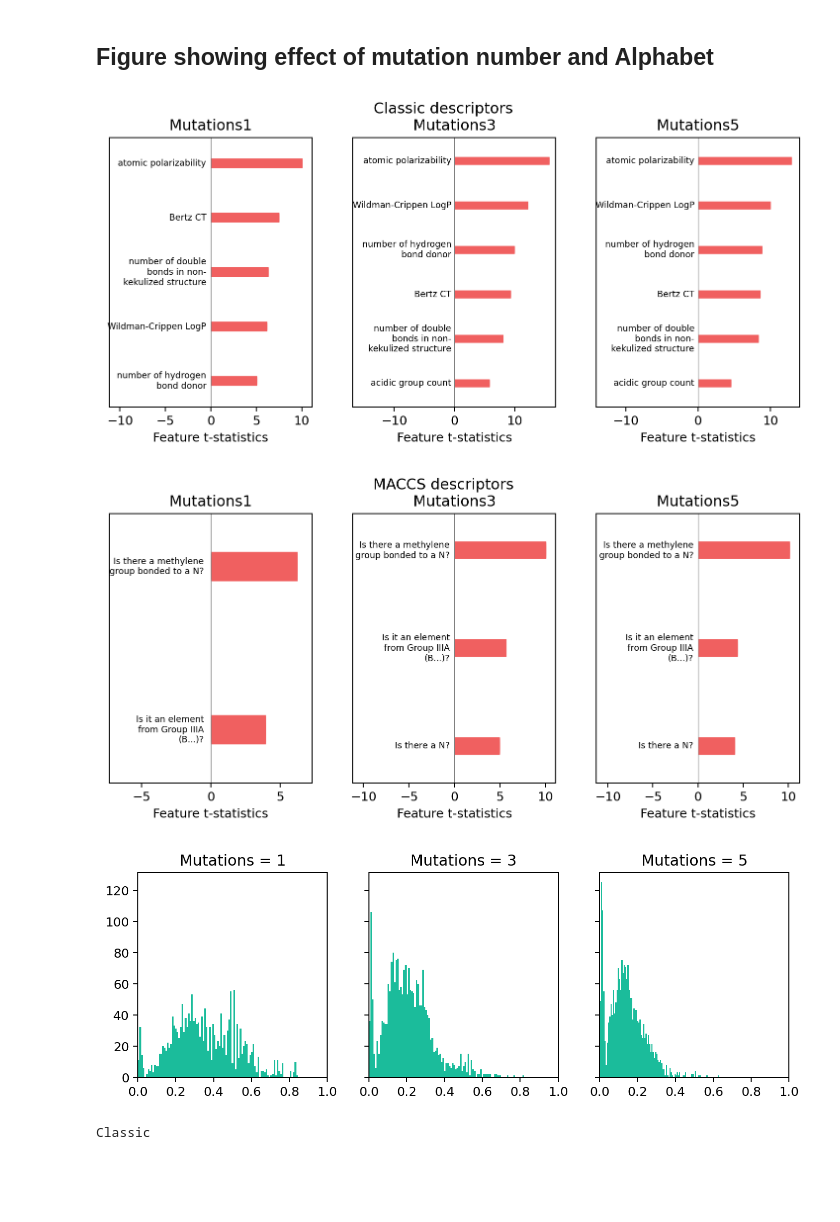
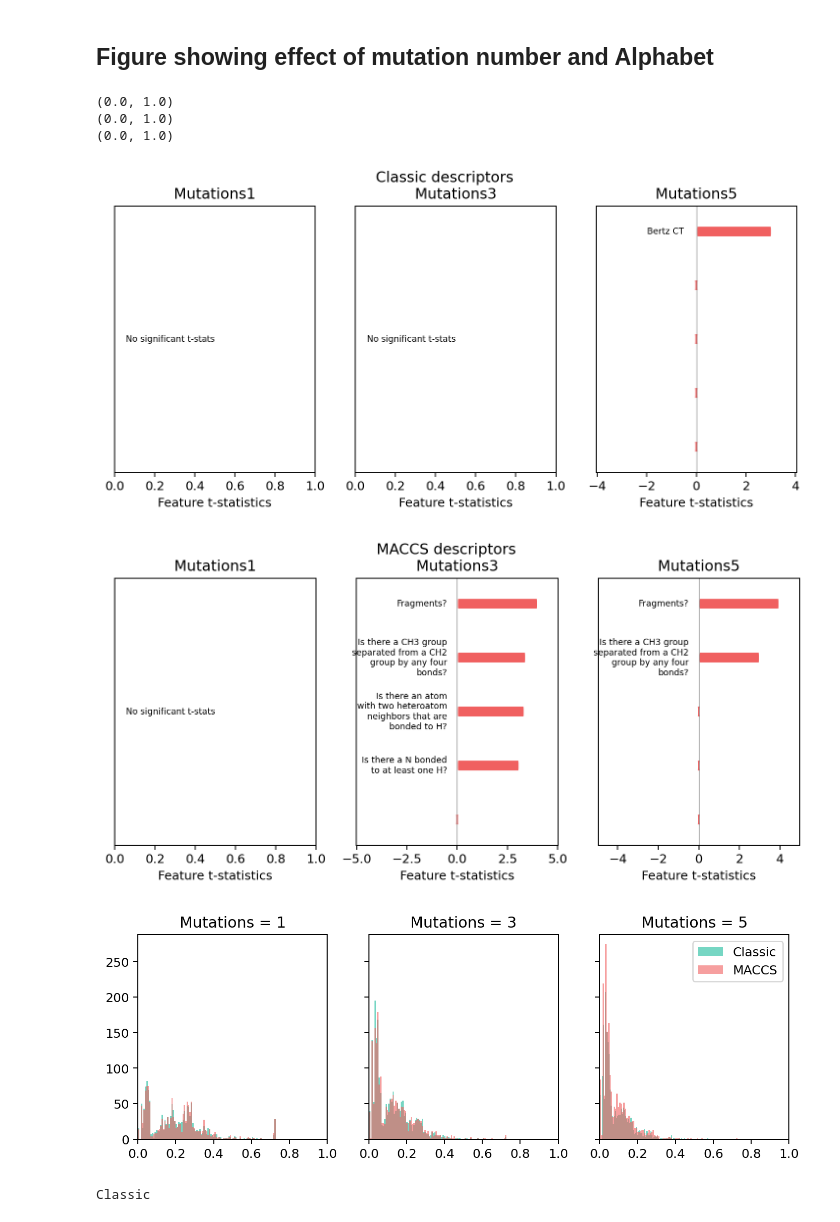
Before and after one commit to ur-whitelab/exmol, a Jupyter notebook: LIME/Solubility-RNN.ipynb, the cells around one changed output. Drawn from its saved outputs; the diff is of its cells as text; code cells hidden in the pictures; blank space fills up the shorter version.

```diff
--- a/LIME/Solubility-RNN.ipynb
+++ b/LIME/Solubility-RNN.ipynb
@@ -314,7 +339,15 @@ def plot_desc(feature_importance, desc_type, output_file, title=None, ax = None)
     keys = list(feature_importance.keys())
 
     if len(t) > 0:
-        bar1 = ax.barh(range(len(t)), t, color=colors, height=0.5)
+        if len(t) > 5:
+            t = t[:5]
+            keys = keys[:5]
+        elif len(t) < 5:
+            diff = 5 - len(t)
+            for i in range(diff):
+                t.append(0)
+                keys.append(' ')
+        bar1 = ax.barh(range(len(t)), t, color=colors, height=0.75)
         new_patches = []
         for patch in reversed(ax.patches):
             bb = patch.get_bbox()
@@ -348,7 +381,9 @@ def plot_desc(feature_importance, desc_type, output_file, title=None, ax = None)
 
         ax.set_xlim(-max(t)-1, max(t)+1)
     else:
-        ax.text(0, 2.5, 'No significant t-stats', ha='right', va='center', wrap=True, fontsize=7)
+        patch = ax.get_ylim()
+        print(patch)
+        ax.text(0.5, 0.5, 'No significant t-stats', ha='right', va='center', wrap=True, fontsize=7)
 
 
     ax.axvline(x=0, color='grey', linewidth=0.5)
@@ -377,6 +412,9 @@ TypeError: unsupported operand type(s) for *: 'int' and 'dict'
 # %% [markdown]
 ## Figure showing effect of mutation number and Alphabet
 # %%
+# Mutation
+
+smi = soldata.SMILES[1000]
 tstats, beta = {'Classic': [], 'MACCS': []}, {'Classic': [], 'MACCS': []}
 spaces = {'Classic':[], 'MACCS': []}
 desc_type = ['Classic', 'MACCS']
@@ -384,7 +422,7 @@ muts = [1,3,5]
 for i in muts:
     for d in desc_type:
         stoned_kwargs={'num_samples': 2500, 'alphabet':exmol.get_basic_alphabet(),'min_mutations':i, 'max_mutations': i}
-        space = exmol.sample_space(soldata.SMILES[100], predictor_function, stoned_kwargs=stoned_kwargs)
+        space = exmol.sample_space(smi, predictor_function, stoned_kwargs=stoned_kwargs)
         t, b = exmol.lime_explain(space, descriptor_type=d)
         spaces[d].append(space)
         tstats[d].append(t)
@@ -405,16 +443,21 @@ for d in desc_type:
     fig.suptitle(f'{d} descriptors')
     plt.savefig(f'{d}_mutations.png', dpi=180, bbox_inches='tight')
 # %% [output]
+(0.0, 1.0)
+(0.0, 1.0)
+(0.0, 1.0)
-[figure, old version]
+[figure, new version]
-[figure, old version]
+[figure, new version]
 # %%
 fig, axs = plt.subplots(1, 3, figsize=(8,3), dpi=180, squeeze=True, sharey=True)
 for i,n in enumerate([1,3,5]):
-    axs[i].hist([e.similarity for e in spaces[i][1:]], bins=99,edgecolor='none')
-    axs[i].set_title(f'Mutations = {n}')
-    axs[i].set_xlim(0,1)
+    for d in desc_type:
+        axs[i].hist([e.similarity for e in spaces[d][i][1:]], bins=99, edgecolor='none', label=d, alpha=0.6)
+        axs[i].set_title(f'Mutations = {n}')
+        axs[i].set_xlim(0,1)
+plt.legend()
 plt.tight_layout()
 plt.savefig('rnn-mutation-hist.png', bbox_inches='tight', dpi=180)
 # %% [output]
-[figure, old version]
+[figure, new version]
 # %%
```
Also changed, not shown: parts of 14 cells of this notebook, 1 other file.
